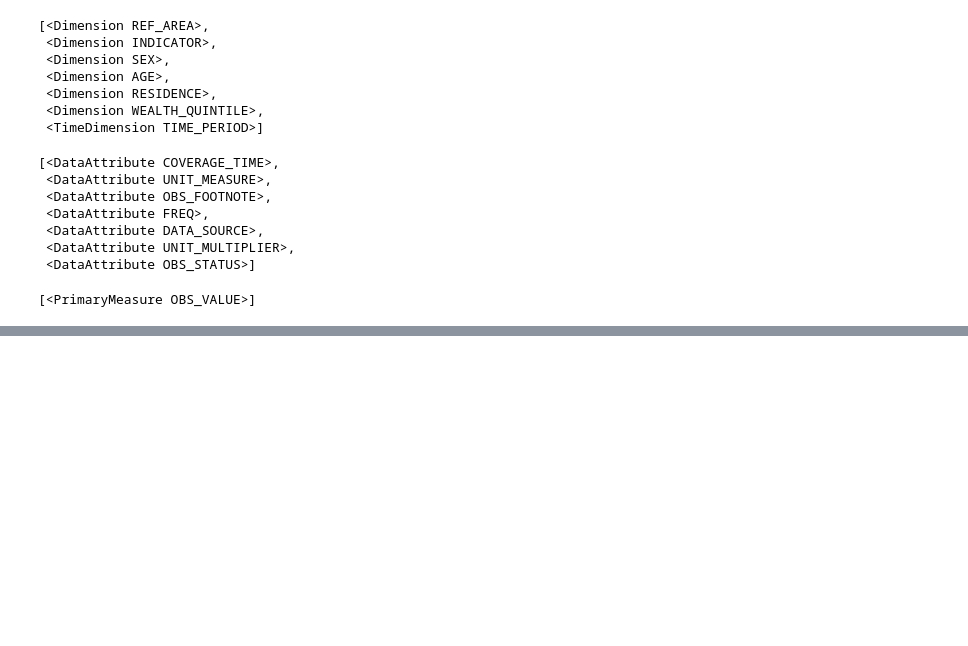
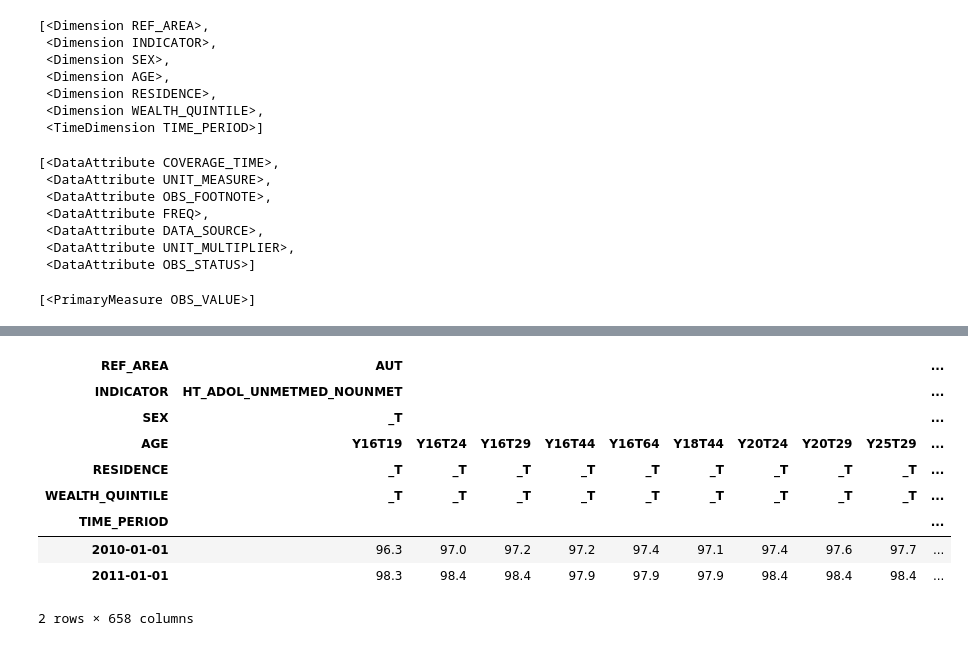
Before and after one commit to UNICEFECAR/dash, a Jupyter notebook: SDMX.ipynb, the cells around one changed output, grey strips where cells are left out. Drawn from its saved outputs; the diff is of its cells as text; code cells hidden in the pictures; blank space fills up the shorter version.

```diff
--- a/SDMX.ipynb
+++ b/SDMX.ipynb
@@ -89,0 +130,13 @@ df
+# %%
+df.xs(('_T', '_T'), level=('SEX', 'RESIDENCE'), axis=1, drop_level=False)
+# %% [output]
+| REF_AREA | AUT |  |  |  |  |  |  |  |  | ... |
+| INDICATOR | HT_ADOL_UNMETMED_NOUNMET |  |  |  |  |  |  |  |  | ... |
+| SEX | _T |  |  |  |  |  |  |  |  | ... |
+| AGE | Y16T19 | Y16T24 | Y16T29 | Y16T44 | Y16T64 | Y18T44 | Y20T24 | Y20T29 | Y25T29 | ... |
+| RESIDENCE | _T | _T | _T | _T | _T | _T | _T | _T | _T | ... |
+| WEALTH_QUINTILE | _T | _T | _T | _T | _T | _T | _T | _T | _T | ... |
+| TIME_PERIOD |  |  |  |  |  |  |  |  |  | ... |
+| 2010-01-01 | 96.3 | 97.0 | 97.2 | 97.2 | 97.4 | 97.1 | 97.4 | 97.6 | 97.7 | ... |
+| 2011-01-01 | 98.3 | 98.4 | 98.4 | 97.9 | 97.9 | 97.9 | 98.4 | 98.4 | 98.4 | ... |
+2 rows × 658 columns
```
Also changed, not shown: parts of 20 cells of this notebook.
